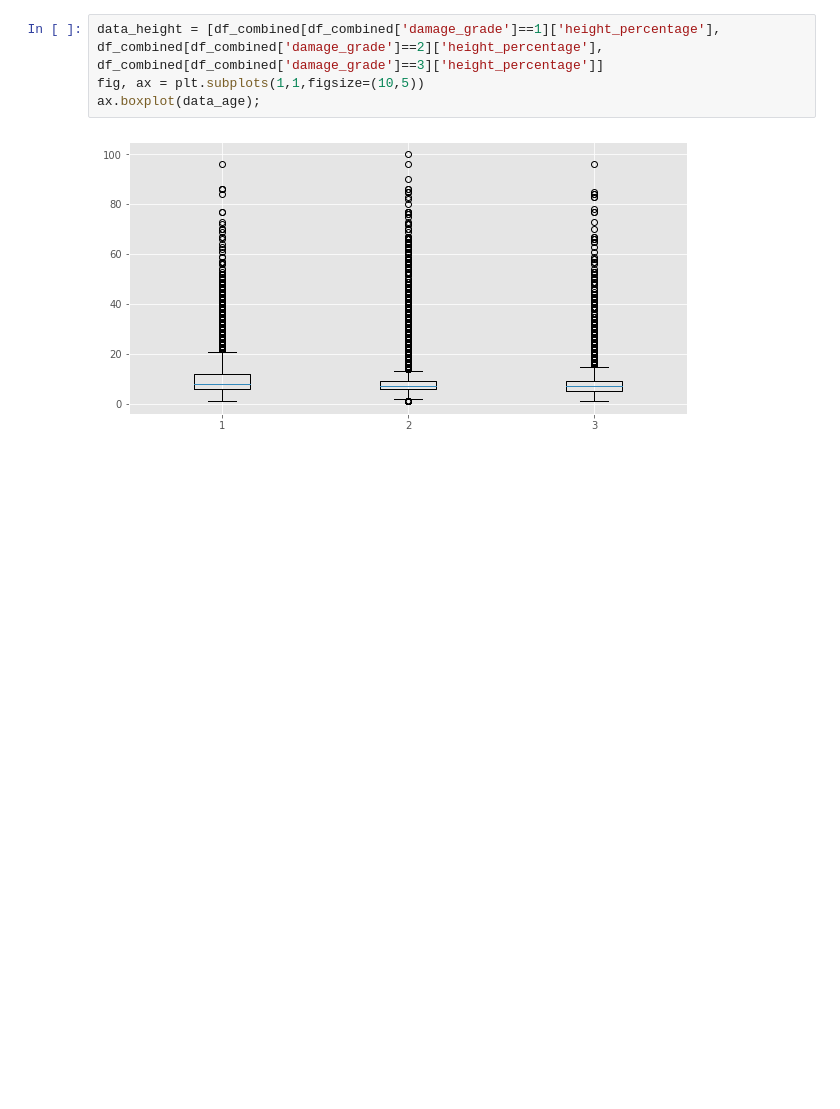
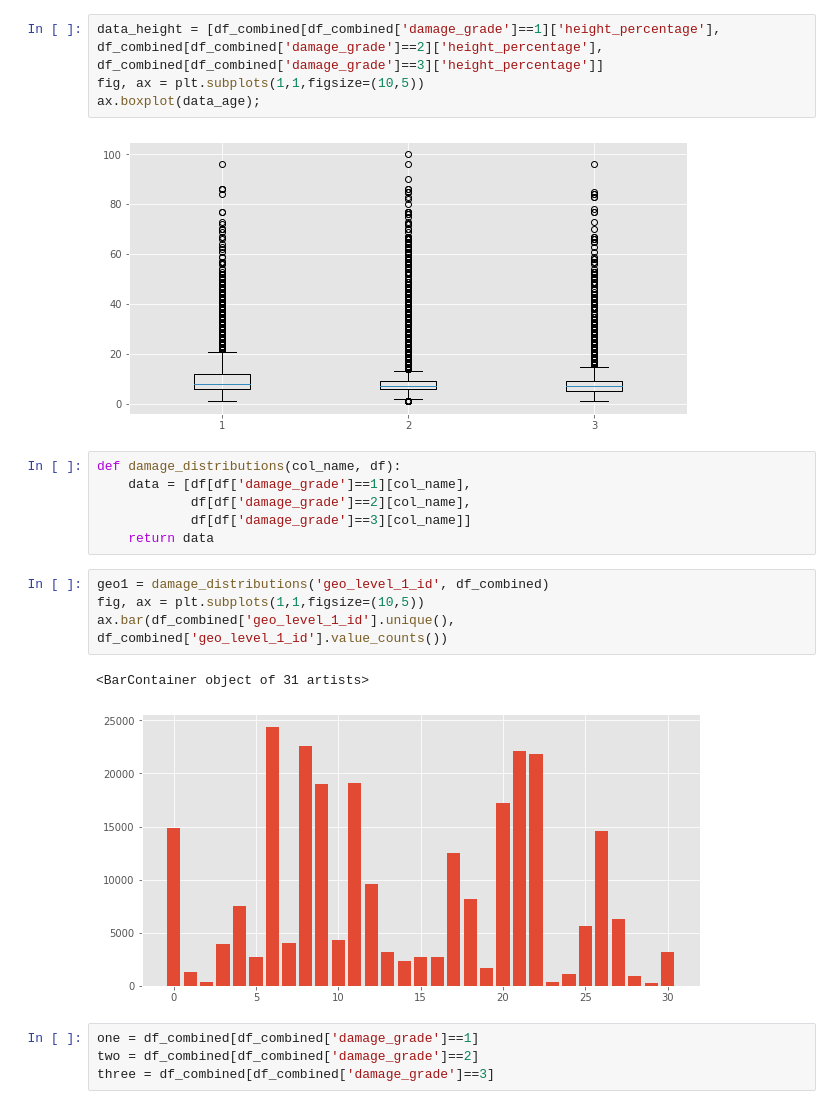
Before and after one commit to rumbelievable/earthquake_predictor, a Jupyter notebook: notebooks/eda.ipynb, the cells around one changed output. Drawn from its saved outputs; the diff is of its cells as text; blank space fills up the shorter version.

```diff
--- a/eda.ipynb
+++ b/notebooks/eda.ipynb
@@ -205,3 +205,20 @@ fig, ax = plt.subplots(1,1,figsize=(10,5))
 ax.boxplot(data_age);
 # %% [output]
 [figure]
+# %%
+def damage_distributions(col_name, df):
+    data = [df[df['damage_grade']==1][col_name],
+            df[df['damage_grade']==2][col_name],
+            df[df['damage_grade']==3][col_name]]
+    return data
+# %%
+geo1 = damage_distributions('geo_level_1_id', df_combined)
+fig, ax = plt.subplots(1,1,figsize=(10,5))
+ax.bar(df_combined['geo_level_1_id'].unique(), df_combined['geo_level_1_id'].value_counts())
+# %% [output]
+<BarContainer object of 31 artists>
+[figure, added]
+# %%
+one = df_combined[df_combined['damage_grade']==1]
+two = df_combined[df_combined['damage_grade']==2]
+three = df_combined[df_combined['damage_grade']==3]
```
Also changed, not shown: parts of 11 cells of this notebook, 1 other file.
